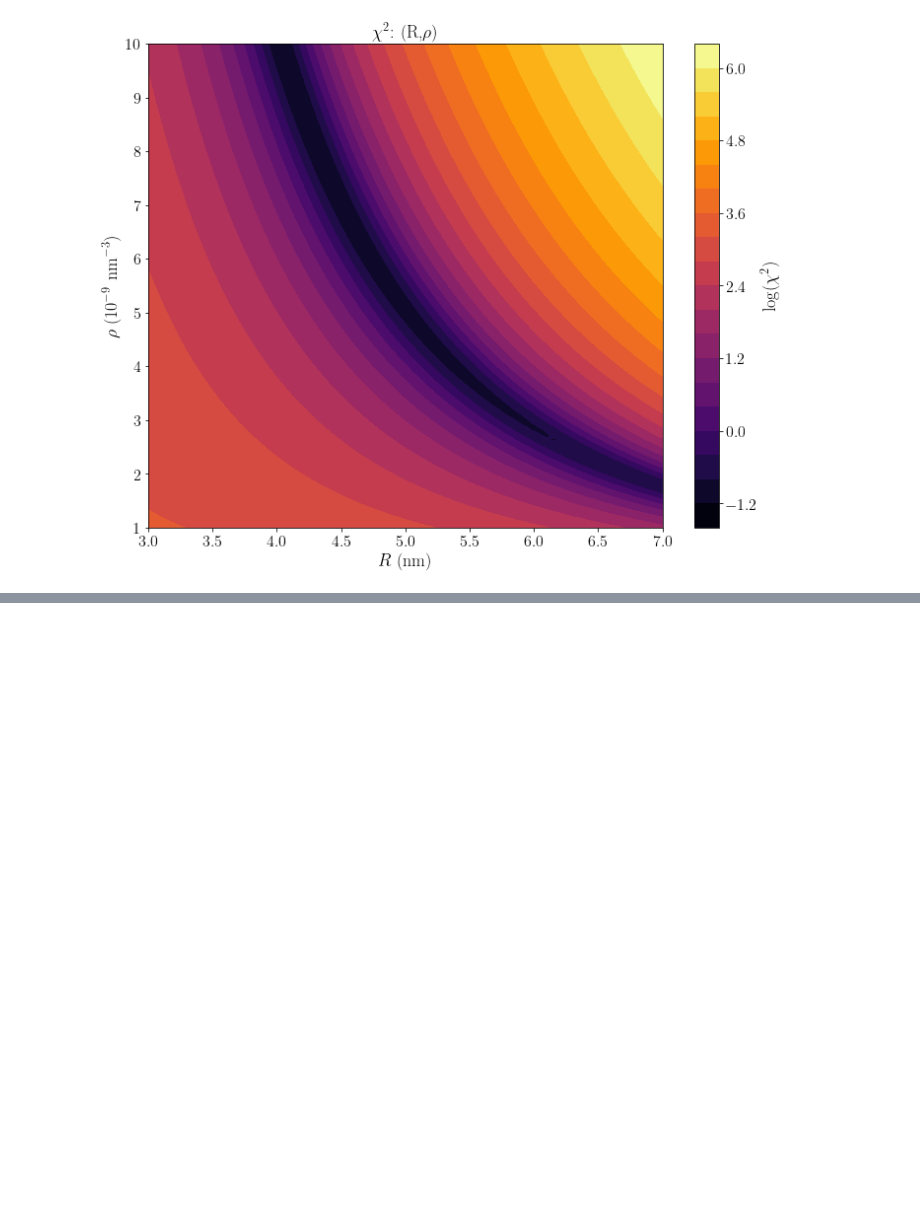
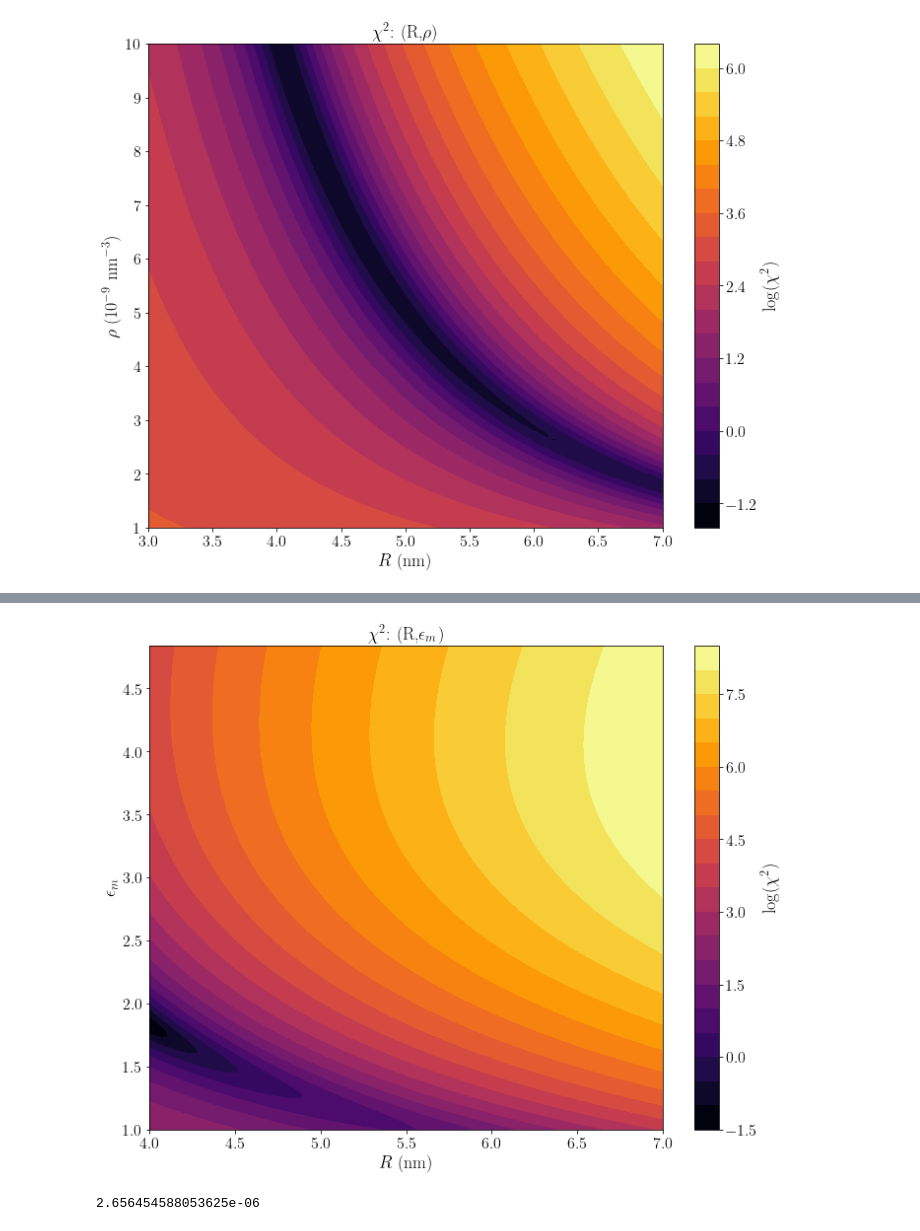
Before and after one commit to azzzoto/NANOPHYSICS_LAB, a Jupyter notebook: labo_1.ipynb, the cells around one changed output, grey strips where cells are left out. Drawn from its saved outputs; the diff is of its cells as text; code cells hidden in the pictures; blank space fills up the shorter version.

```diff
--- a/labo_1.ipynb
+++ b/labo_1.ipynb
@@ -334,3 +334,6 @@ plt.tight_layout()
 plt.savefig('images/1_chisquare.pdf', format='pdf')
 # %% [output]
 [figure]
+# %%
+R = a
+rho = b
@@ -336,0 +454,47 @@ plt.savefig('images/1_chisquare.pdf', format='pdf')
+# %%
+A_grid, B_grid = np.meshgrid(R_list, epsm_list)
+
+chisq_values = np.zeros((len(A_grid),len(B_grid)))
+
+for i in range(len(A_grid)):
+    for j in range(len(B_grid)):
+        chisq = np.sum( np.power( y - cross_section_epsm(x,A_grid[i][j],B_grid[i][j],rho,bool_lim=True), 2)/(np.power(error,2)) )
+        chisq_values[i][j] = chisq
+# %%
+fig, (ax1) = plt.subplots(1, 1, figsize=(10,8))
+cp = ax1.contourf(np.array(A_grid), np.array(B_grid)**2, np.log(chisq_values), levels=20, cmap='inferno')
+                  #norm=colors.LogNorm(vmin=chisq_values.min(), vmax=chisq_values.max()))
+
+#norm=colors.LogNorm(vmin=chisq_values.min(), vmax=chisq_values.max())
+#ax1.set_yscale('log')
+
+#ax1.legend(fontsize=18,title_fontsize=18,loc='best')
+ax1.set_title('$\\chi^2$: (R,$\\epsilon_m$)',fontsize=18)
+ax1.set_xlabel('$R$ (nm)',fontsize=18)
+ax1.set_ylabel('$\\epsilon_m$',fontsize=18)
+#ax1.grid(color='0.93')
+ax1.tick_params(axis="x", labelsize=16)
+ax1.tick_params(axis="y", labelsize=16)
+
+colbar = plt.colorbar(cp)
+colbar.set_label('$\\log(\\chi^2)$',fontsize=18)
+colbar.ax.tick_params(labelsize=16)
+
+if not os.path.isdir('./images'):
+        os.mkdir('./images')
+
+plt.rc('text', usetex=True)
+plt.rc('font', family='serif')
+
+plt.tight_layout()
+plt.savefig('images/2_chisquare.pdf', format='pdf')
+# %% [output]
+[figure, added]
+# %%
+# Compute FILLING FRACTION
+rho_star = rho
+R_star   = a
+f = rho_star * 4/3 * np.pi * R_star**3 * np.power(1/10,9)
+print(f)
+# %% [output]
+2.656454588053625e-06
```
Also changed, not shown: parts of 4 cells of this notebook.
